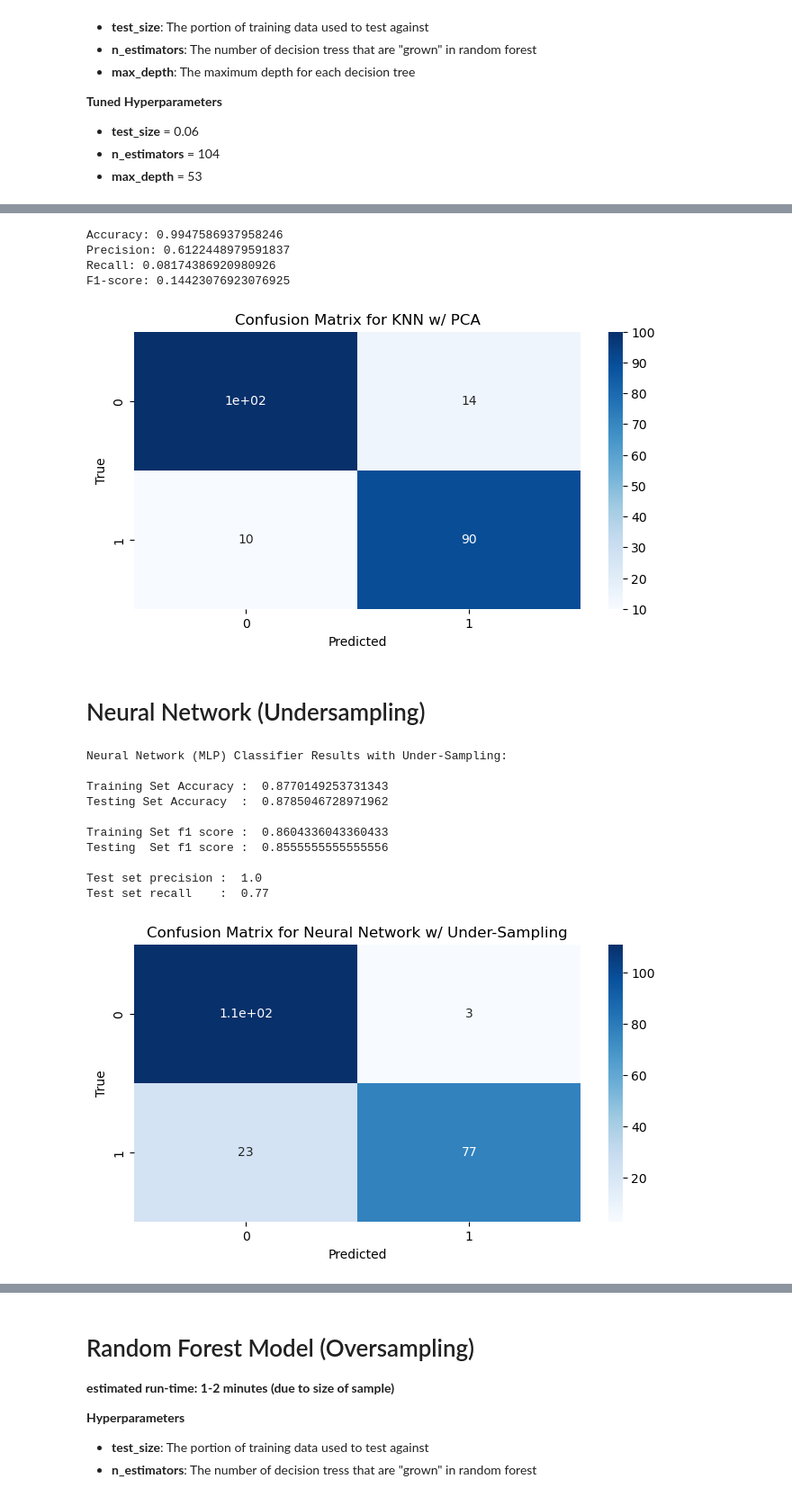
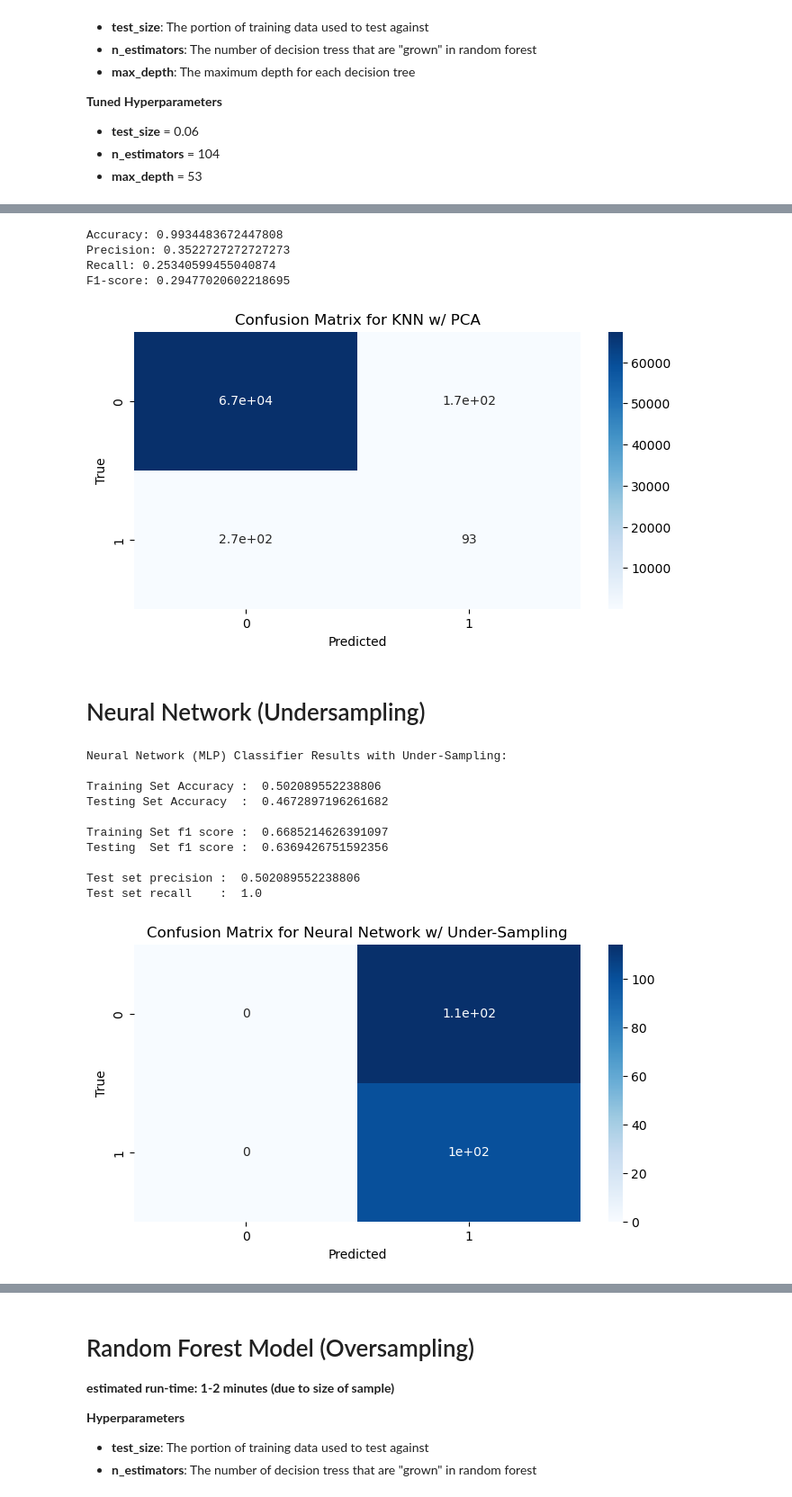
Before and after one commit to jalikens/CS484-DMA, a Jupyter notebook: Models.ipynb, the cells around one changed output, grey strips where cells are left out. Shown: that part at 90% size. Drawn from its saved outputs; the diff is of its cells as text; code cells hidden in the pictures.

```diff
--- a/Models.ipynb
+++ b/Models.ipynb
@@ -287,7 +278,7 @@ X_pca_10 = PCA_calc(10,X)
 
 X_train_pca, X_test_pca, Y_train_pca, Y_test_pca = train_test_split(X_pca_10, Y, test_size = 0.2, random_state=42)
 
-knn = KNN(5, 'auto','euclidean',X_train_pca, Y_train_pca)
+knn = KNN(1, 'auto','euclidean', 'uniform', X_train_pca, Y_train_pca)
 y_pred = knn.predict(X_test_pca)
 acc = accuracy_score(Y_test_pca, y_pred)
 
@@ -297,7 +288,7 @@ print("Recall:", recall_score(Y_test_pca, y_pred))
 print("F1-score:", f1_score(Y_test_pca, y_pred))
 
 # showing confusion matrix results
-cm = confusion_matrix(Y_test_u, pred_test_lr)
+cm = confusion_matrix(Y_test_pca, y_pred)
 
 plt.figure(figsize = (8,4), dpi = 100)
 sns.heatmap(cm, annot=True, cmap="Blues")
@@ -306,17 +297,29 @@ plt.xlabel("Predicted")
 plt.ylabel("True")
 plt.show()
 # %% [output]
-Accuracy: 0.9947586937958246
-Precision: 0.6122448979591837
-Recall: 0.08174386920980926
-F1-score: 0.14423076923076925
+Accuracy: 0.9934483672447808
+Precision: 0.3522727272727273
+Recall: 0.25340599455040874
+F1-score: 0.29477020602218695
-[figure, old version]
+[figure, new version]
 # %% [markdown]
 # Neural Network (Undersampling)
 # %%
 from sklearn.neural_network import MLPClassifier
+"""
+(914,500,250,100,50,1)
+Training Set Accuracy :  0.8770149253731343
+Testing Set Accuracy  :  0.8785046728971962
 
-nn_classifier = MLPClassifier(hidden_layer_sizes=(914,500,250,100,50,1), activation='relu', random_state=42)
+Training Set f1 score :  0.8604336043360433
+Testing  Set f1 score :  0.8555555555555556
+
+Test set precision :  1.0
+Test set recall    :  0.77
+
+
+"""
+nn_classifier = MLPClassifier(hidden_layer_sizes=(914,457,2), activation='relu', random_state=42)
 nn_classifier.fit(X_train_u, Y_train_u)
 
 pred_train_nn = nn_classifier.predict(X_train_u)
@@ -324,40 +327,40 @@ pred_test_nn = nn_classifier.predict(X_test_u)
 
 print('Neural Network (MLP) Classifier Results with Under-Sampling:')
 print()
 
 print('Training Set Accuracy : ', accuracy_score(Y_train_u, pred_train_nn))
 print('Testing Set Accuracy  : ', accuracy_score(Y_test_u, pred_test_nn))
 
 
 # Checking f1 score, precision and recall
 print()
 print('Training Set f1 score : ', f1_score(Y_train_u, pred_train_nn))
 print('Testing  Set f1 score : ', f1_score(Y_test_u, pred_test_nn))
 print()
 print('Test set precision : ', precision_score(Y_train_u, pred_train_nn))
 print('Test set recall    : ', recall_score(Y_test_u, pred_test_nn))
 
 # showing confusion matrix results
 cm = confusion_matrix(Y_test_u, pred_test_nn)
 
 plt.figure(figsize = (8,4), dpi = 100)
 sns.heatmap(cm, annot=True, cmap="Blues")
 plt.title("Confusion Matrix for Neural Network w/ Under-Sampling")
 plt.xlabel("Predicted")
 plt.ylabel("True")
 plt.show()
 # %% [output]
 Neural Network (MLP) Classifier Results with Under-Sampling:
 
-Training Set Accuracy :  0.8770149253731343
-Testing Set Accuracy  :  0.8785046728971962
+Training Set Accuracy :  0.502089552238806
+Testing Set Accuracy  :  0.4672897196261682
 
-Training Set f1 score :  0.8604336043360433
-Testing  Set f1 score :  0.8555555555555556
+Training Set f1 score :  0.6685214626391097
+Testing  Set f1 score :  0.6369426751592356
 
-Test set precision :  1.0
-Test set recall    :  0.77
+Test set precision :  0.502089552238806
+Test set recall    :  1.0
-[figure, old version]
+[figure, new version]
 # %% [markdown]
 # Logistic Regression Model (Oversampling)
 
```
Also changed, not shown: parts of 10 cells of this notebook.
